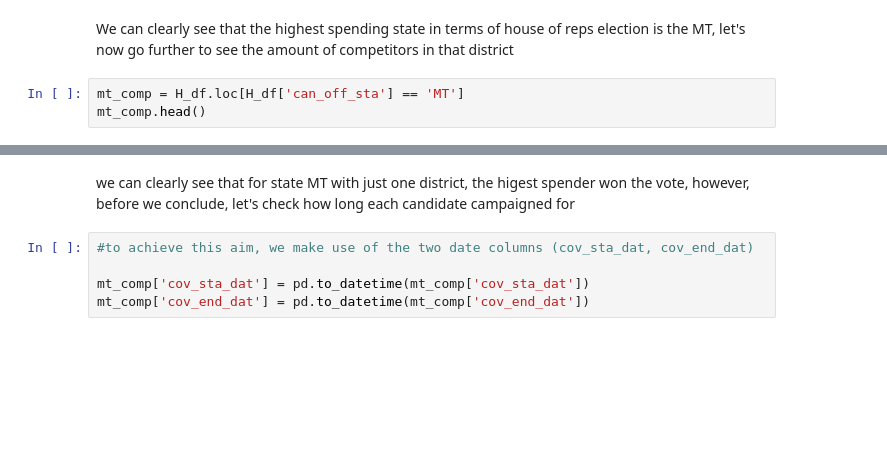
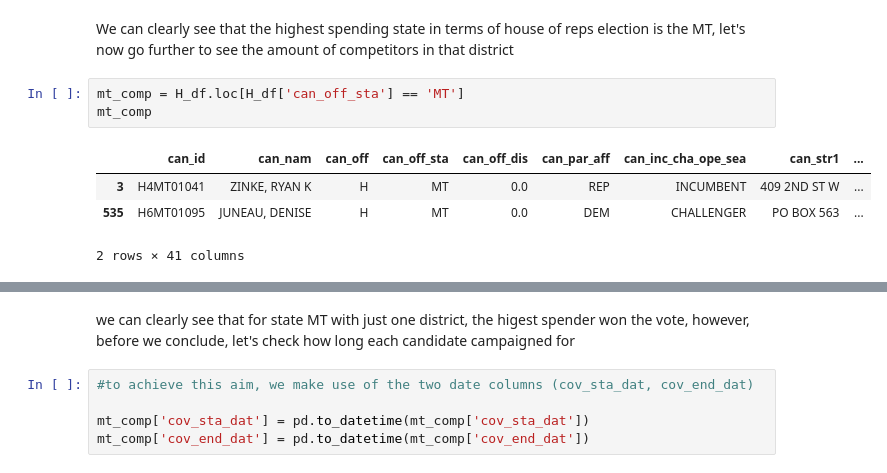
Before and after one commit to josephdickson11/campaign-finance-election-relationship, a Jupyter notebook: campaign-election-notebook.ipynb, the cells around one changed output, grey strips where cells are left out. Drawn from its saved outputs; the diff is of its cells as text; blank space fills up the shorter version.

```diff
--- a/campaign-election-notebook.ipynb
+++ b/campaign-election-notebook.ipynb
@@ -116,6 +161,11 @@ ax = sns.barplot(x="can_off_sta", y="total_dis_sum", data=Amt_per_sta_ds)
 We can clearly see that the highest spending state in terms of house of reps election is the MT, let's now go further to see the amount of competitors in that district
 # %%
 mt_comp = H_df.loc[H_df['can_off_sta'] == 'MT']
-mt_comp.head()
+mt_comp
+# %% [output]
+|  | can_id | can_nam | can_off | can_off_sta | can_off_dis | can_par_aff | can_inc_cha_ope_sea | can_str1 | ... |
+| 3 | H4MT01041 | ZINKE, RYAN K | H | MT | 0.0 | REP | INCUMBENT | 409 2ND ST W | ... |
+| 535 | H6MT01095 | JUNEAU, DENISE | H | MT | 0.0 | DEM | CHALLENGER | PO BOX 563 | ... |
+2 rows × 41 columns
 # %%
 ax = sns.barplot(x='can_nam', y='net_con', data=mt_comp)
```
Also changed, not shown: parts of 23 cells of this notebook.
